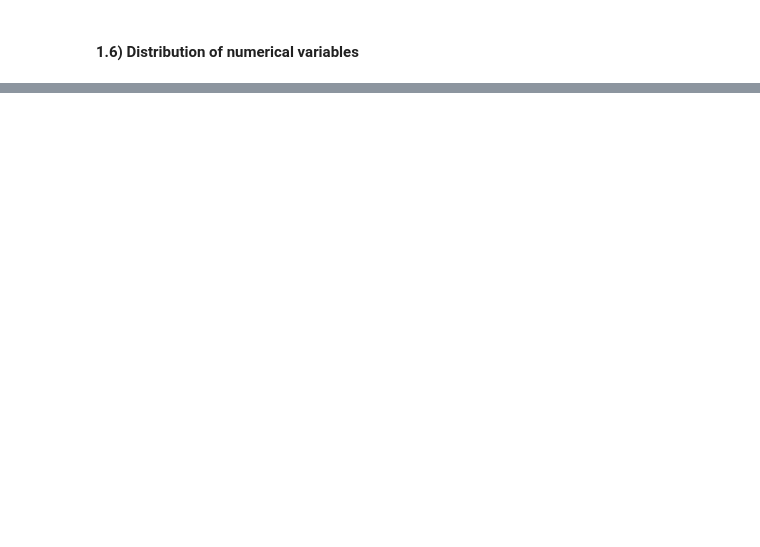
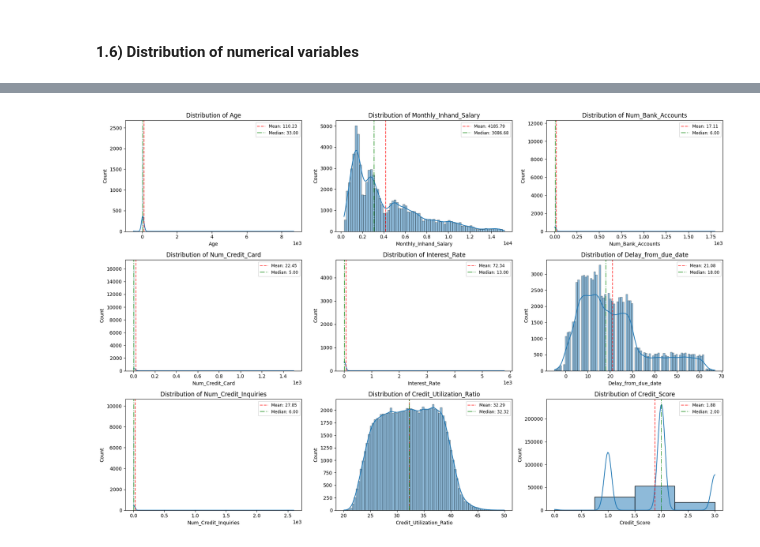
Before and after one commit to lelloxx/Advanced_Coding_Project_LUISS_2024-25, a Jupyter notebook: main.ipynb, the cells around one changed output, grey strips where cells are left out. Saved outputs shown, nothing was run; the diff lists cells and outputs as text; code cells hidden in the pictures; blank space fills up the shorter version.

Commit message:
Update main.ipynb
Distribution of numerical variables adjusted

```diff
--- a/main.ipynb
+++ b/main.ipynb
@@ -198,0 +81,44 @@ plt.show()
+# %%
+numeric_cols = credit_card_df.select_dtypes(include=['number']).columns
+
+# Create a grid layout for better visualization
+n_cols = 3  # Number of columns in the grid
+n_rows = (len(numeric_cols) + n_cols - 1) // n_cols  # Calculate required number of rows
+
+# Create subplots with a grid layout
+fig, axes = plt.subplots(n_rows, n_cols, figsize=(18, 4 * n_rows))
+axes = axes.flatten()  # Flatten the 2D array of axes for easier indexing
+
+# Loop through all numerical columns and plot their distributions
+for i, col in enumerate(numeric_cols):
+    # Determine appropriate number of bins based on data characteristics
+    if credit_card_df[col].nunique() < 10:
+        bins = credit_card_df[col].nunique()  # Discrete data with few values
+    else:
+        bins = 'auto'  # Let Seaborn determine optimal bins
+
+    # Create histogram with kernel density estimate
+    sns.histplot(data=credit_card_df, x=col, kde=True, bins=bins, ax=axes[i])
+
+    # Add mean and median lines for reference
+    mean_val = credit_card_df[col].mean()
+    median_val = credit_card_df[col].median()
+    axes[i].axvline(mean_val, color='red', linestyle='--', alpha=0.7, label=f'Mean: {mean_val:.2f}')
+    axes[i].axvline(median_val, color='green', linestyle='-.', alpha=0.7, label=f'Median: {median_val:.2f}')
+
+    # Add legend and title
+    axes[i].legend(fontsize='small')
+    axes[i].set_title(f'Distribution of {col}')
+
+    # Handle axis labels for better readability
+    if credit_card_df[col].max() > 1000:
+        axes[i].ticklabel_format(style='scientific', axis='x', scilimits=(0,0))
+
+# Remove any unused subplots
+for j in range(i + 1, len(axes)):
+    fig.delaxes(axes[j])
+
+plt.tight_layout()
+plt.show()
+# %% [output]
+[figure, added]
```
Also changed, not shown: parts of 11 cells of this notebook.
